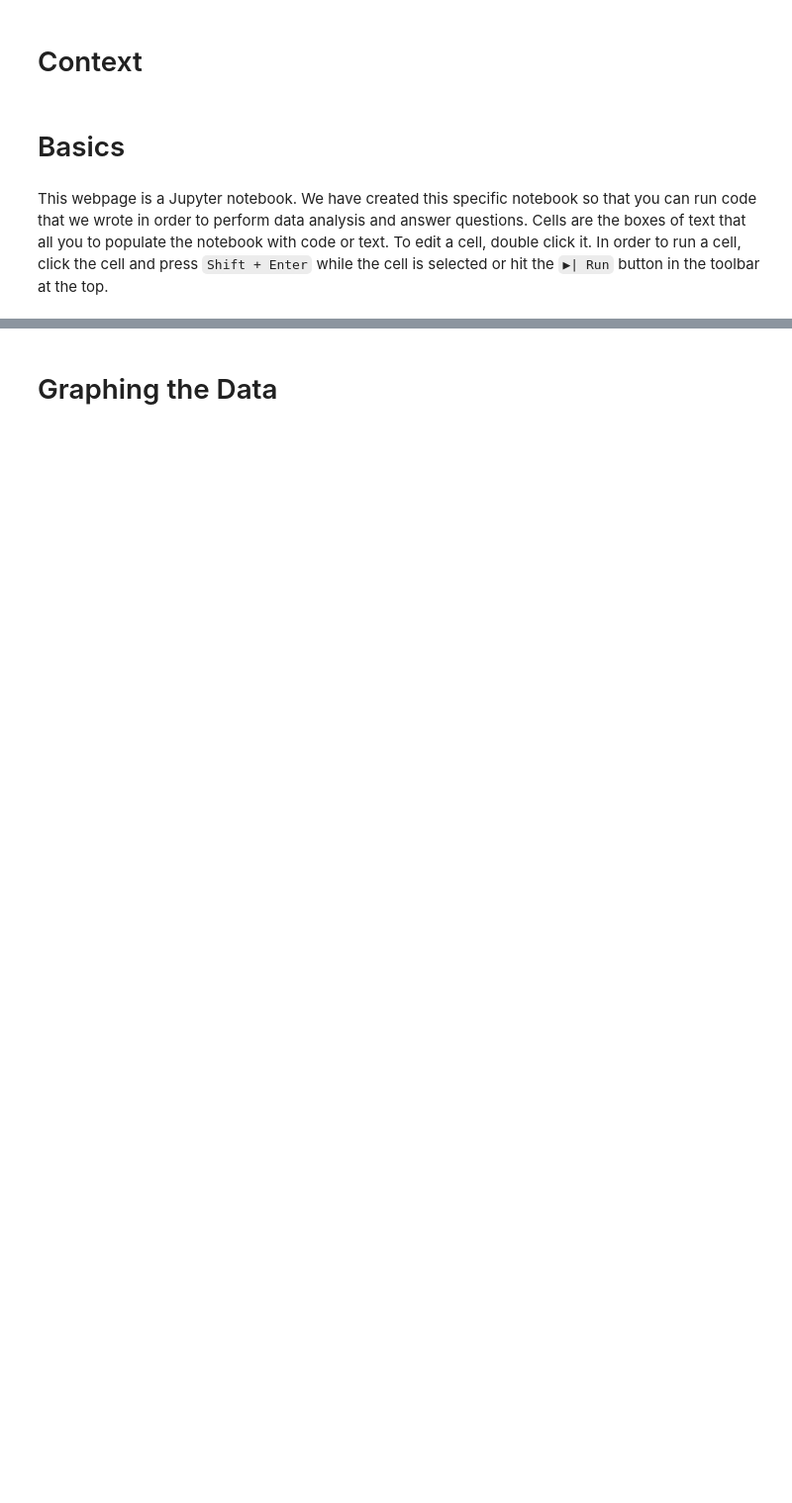
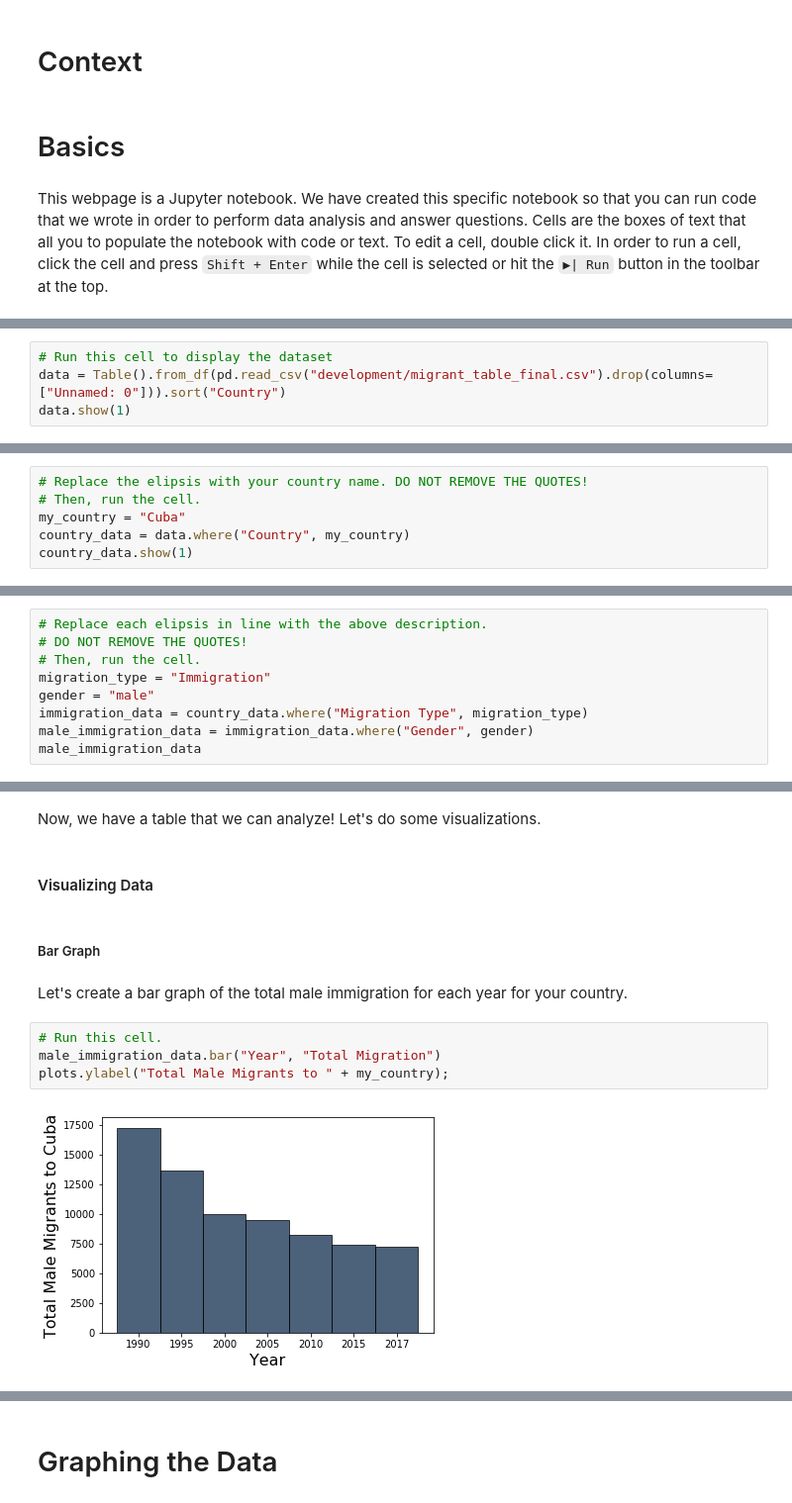
Before and after one commit to ds-modules/IAS-150, a Jupyter notebook: IAS-150_notebook.ipynb, the cells around one changed output, grey strips where cells are left out. Shown at 99% size. Saved outputs shown, nothing was run; the diff lists cells and outputs as text; blank space fills up the shorter version.

```diff
--- a/IAS-150_notebook.ipynb
+++ b/IAS-150_notebook.ipynb
@@ -33,0 +37,4 @@ pd.read_csv
+# %%
+# Run this cell to display the dataset
+data = Table().from_df(pd.read_csv("development/migrant_table_final.csv").drop(columns=["Unnamed: 0"])).sort("Country")
+data.show(1)
@@ -33,0 +73,6 @@ pd.read_csv
+# %%
+# Replace the elipsis with your country name. DO NOT REMOVE THE QUOTES!
+# Then, run the cell.
+my_country = "Cuba"
+country_data = data.where("Country", my_country)
+country_data.show(1)
@@ -33,0 +85,9 @@ pd.read_csv
+# %%
+# Replace each elipsis in line with the above description.
+# DO NOT REMOVE THE QUOTES!
+# Then, run the cell.
+migration_type = "Immigration"
+gender = "male"
+immigration_data = country_data.where("Migration Type", migration_type)
+male_immigration_data = immigration_data.where("Gender", gender)
+male_immigration_data
@@ -33,0 +103,14 @@ pd.read_csv
+# %% [markdown]
+Now, we have a table that we can analyze! Let's do some visualizations.
+# %% [markdown]
+#### Visualizing Data
+# %% [markdown]
+##### Bar Graph
+# %% [markdown]
+Let's create a bar graph of the total male immigration for each year for your country.
+# %%
+# Run this cell.
+male_immigration_data.bar("Year", "Total Migration")
+plots.ylabel("Total Male Migrants to " + my_country);
+# %% [output]
+[figure, added]
```
Also changed, not shown: parts of 37 cells of this notebook, 4 other files.
